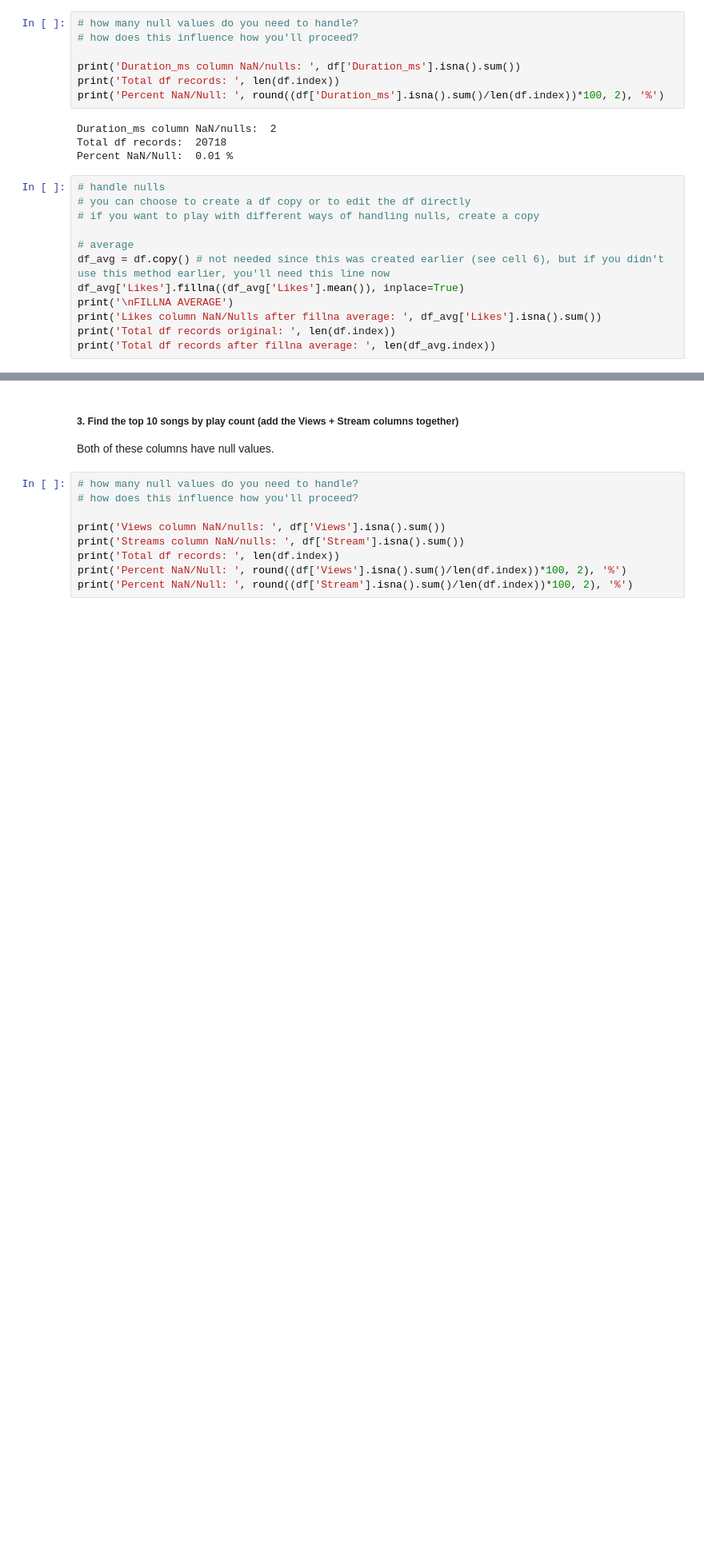
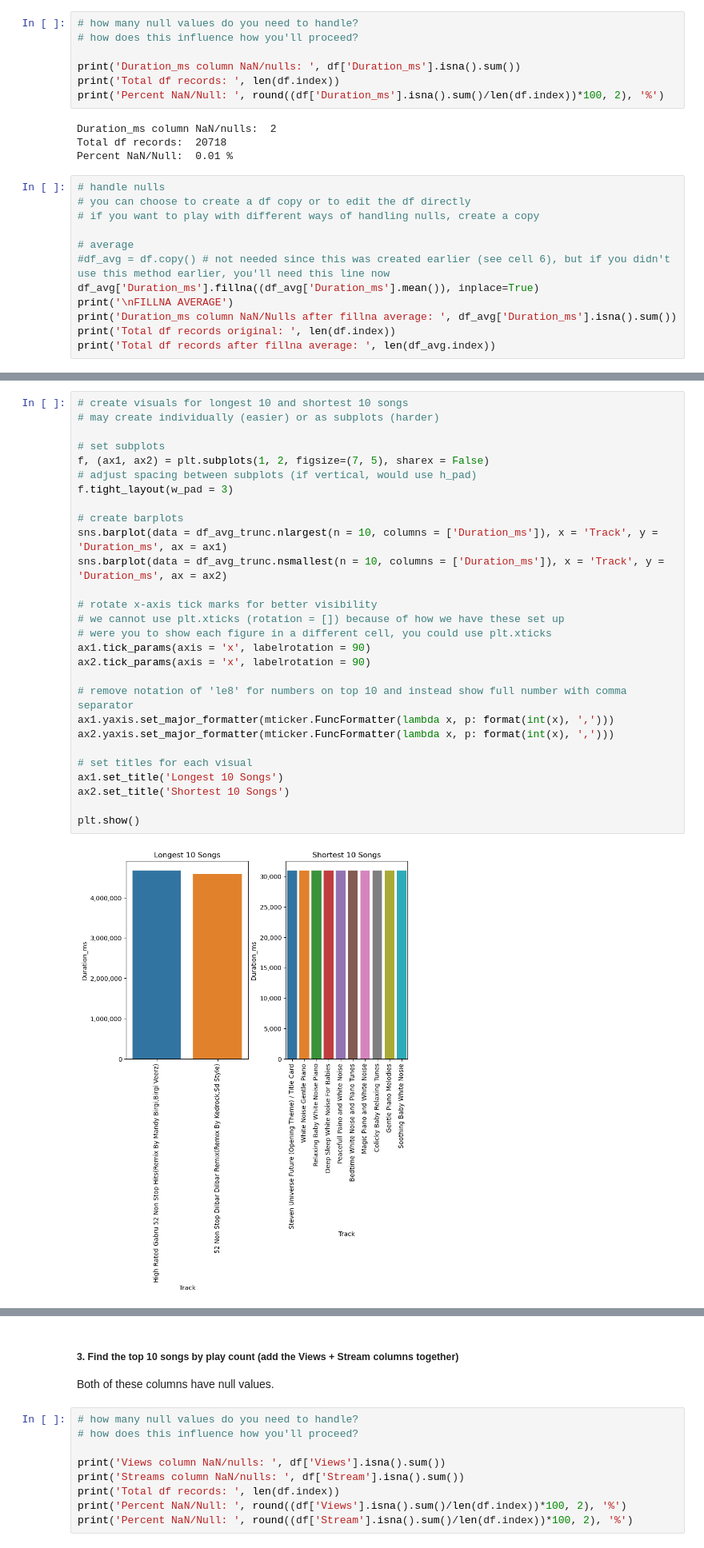
Before and after one commit to likeawednesday/TechCamp_DataViz, a Jupyter notebook: streaming_music_SOLUTION.ipynb, the cells around one changed output, grey strips where cells are left out. Shown at 80% size. Saved outputs shown, nothing was run; the diff lists cells and outputs as text; blank space fills up the shorter version.

```diff
--- a/streaming_music_SOLUTION.ipynb
+++ b/streaming_music_SOLUTION.ipynb
@@ -232,10 +231,10 @@ Percent NaN/Null:  0.01 %
 # if you want to play with different ways of handling nulls, create a copy
 
 # average
-df_avg = df.copy() # not needed since this was created earlier (see cell 6), but if you didn't use this method earlier, you'll need this line now
-df_avg['Likes'].fillna((df_avg['Likes'].mean()), inplace=True)
+#df_avg = df.copy() # not needed since this was created earlier (see cell 6), but if you didn't use this method earlier, you'll need this line now
+df_avg['Duration_ms'].fillna((df_avg['Duration_ms'].mean()), inplace=True)
 print('\nFILLNA AVERAGE')
-print('Likes column NaN/Nulls after fillna average: ', df_avg['Likes'].isna().sum())
+print('Duration_ms column NaN/Nulls after fillna average: ', df_avg['Duration_ms'].isna().sum())
 print('Total df records original: ', len(df.index))
 print('Total df records after fillna average: ', len(df_avg.index))
 # %% [output]
@@ -245,0 +285,30 @@ Total df records after fillna average:  20718
+# %%
+# create visuals for longest 10 and shortest 10 songs
+# may create individually (easier) or as subplots (harder)
+
+# set subplots
+f, (ax1, ax2) = plt.subplots(1, 2, figsize=(7, 5), sharex = False)
+# adjust spacing between subplots (if vertical, would use h_pad)
+f.tight_layout(w_pad = 3)
+
+# create barplots
+sns.barplot(data = df_avg_trunc.nlargest(n = 10, columns = ['Duration_ms']), x = 'Track', y = 'Duration_ms', ax = ax1)
+sns.barplot(data = df_avg_trunc.nsmallest(n = 10, columns = ['Duration_ms']), x = 'Track', y = 'Duration_ms', ax = ax2)
+
+# rotate x-axis tick marks for better visibility
+# we cannot use plt.xticks (rotation = []) because of how we have these set up
+# were you to show each figure in a different cell, you could use plt.xticks
+ax1.tick_params(axis = 'x', labelrotation = 90)
+ax2.tick_params(axis = 'x', labelrotation = 90)
+
+# remove notation of 'le8' for numbers on top 10 and instead show full number with comma separator
+ax1.yaxis.set_major_formatter(mticker.FuncFormatter(lambda x, p: format(int(x), ',')))
+ax2.yaxis.set_major_formatter(mticker.FuncFormatter(lambda x, p: format(int(x), ',')))
+
+# set titles for each visual
+ax1.set_title('Longest 10 Songs')
+ax2.set_title('Shortest 10 Songs')
+
+plt.show()
+# %% [output]
+[figure, added]
```
Also changed, not shown: parts of 10 cells of this notebook.
